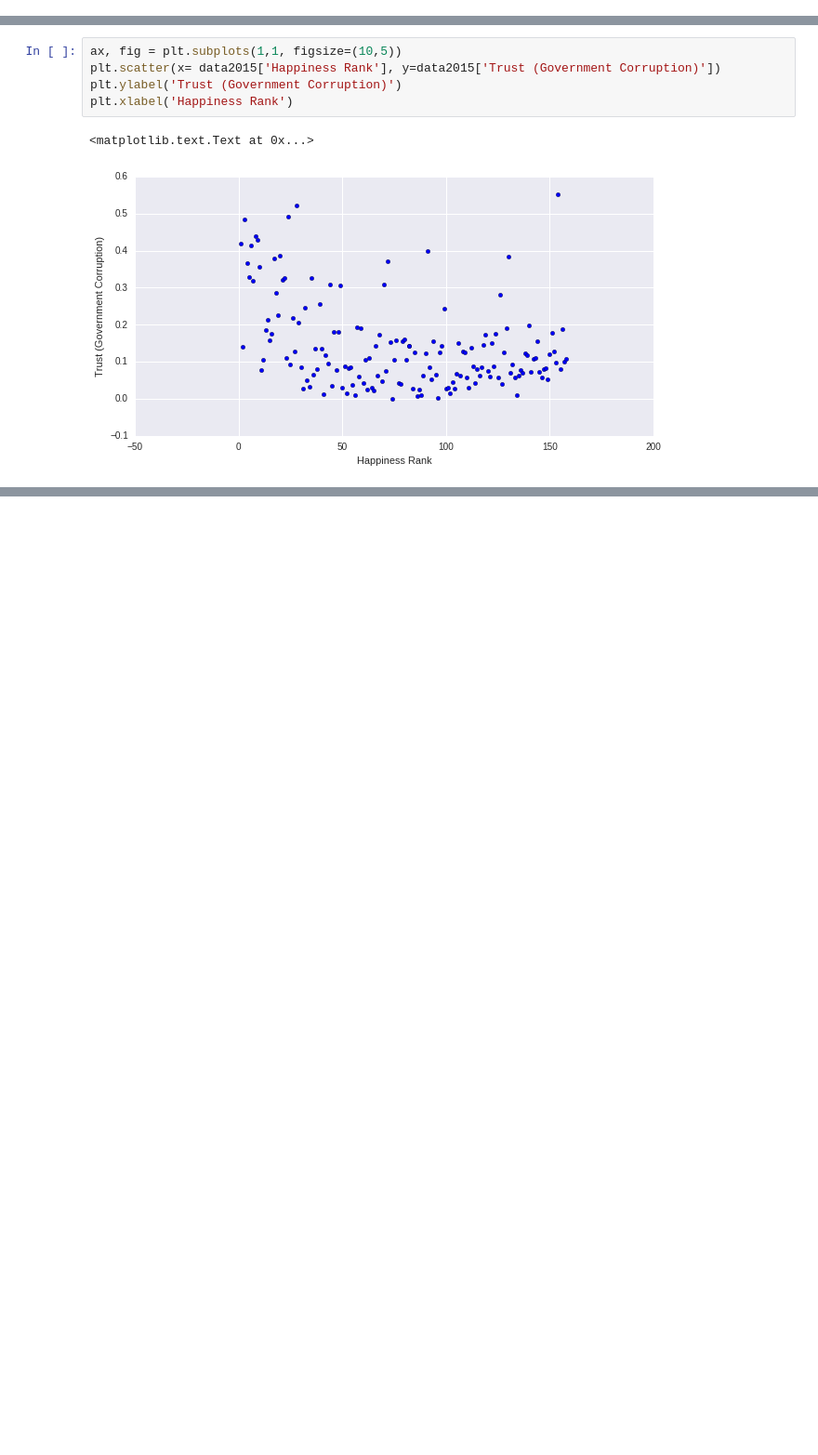
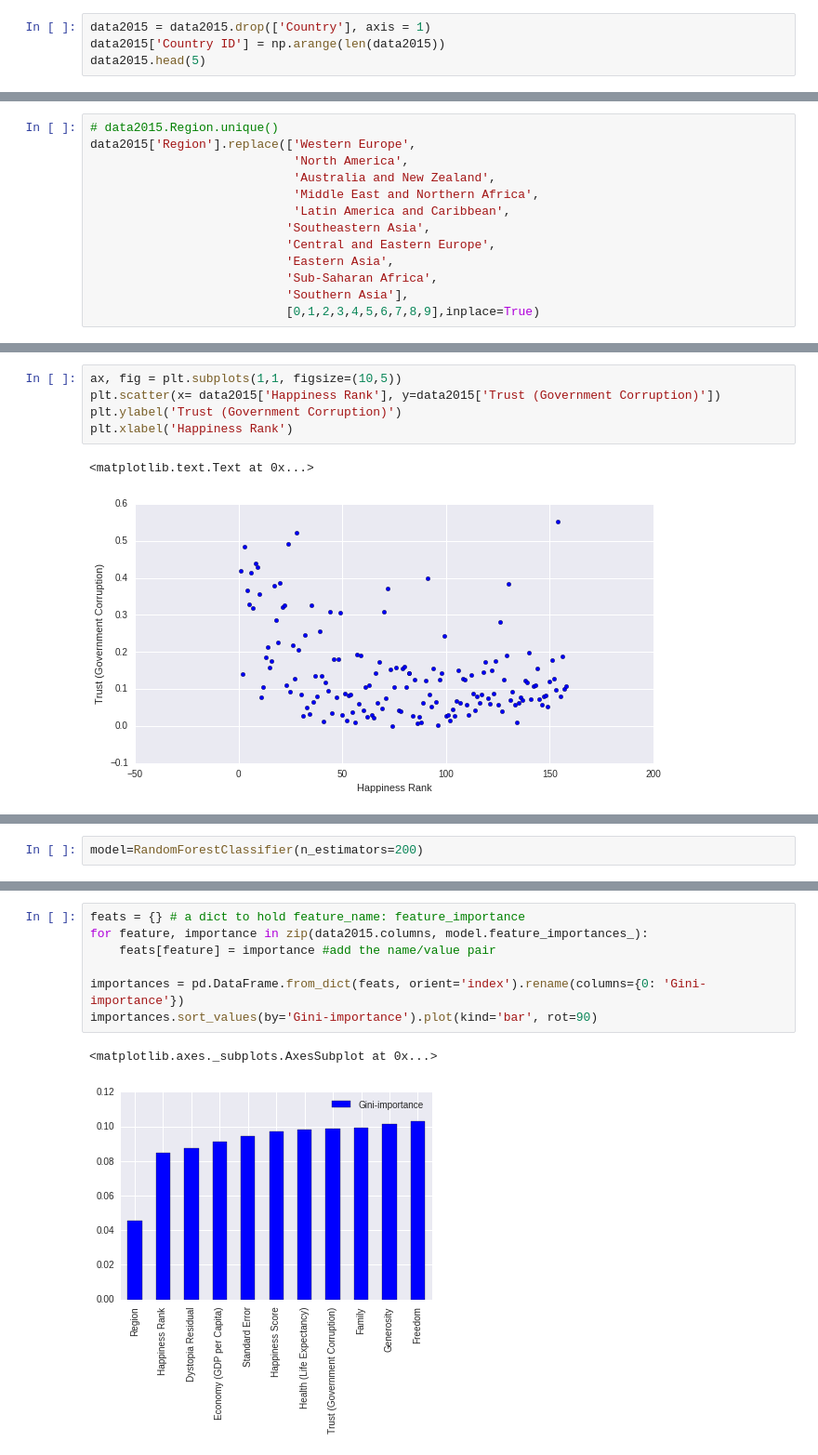
Before and after one commit to Andalibt/Data_Science_Portfolio, a Jupyter notebook: World Happiness Analysis.ipynb, the cells around one changed output, grey strips where cells are left out. Shown at 93% size. Saved outputs shown, nothing was run; the diff lists cells and outputs as text; blank space fills up the shorter version.

Commit message:
Added the feature importance

```diff
--- a/World Happiness Analysis.ipynb
+++ b/World Happiness Analysis.ipynb
@@ -51,0 +45,4 @@ The table above has 12 columns and 158 rows. This includes the country name, the
+# %%
+data2015 = data2015.drop(['Country'], axis = 1)
+data2015['Country ID'] = np.arange(len(data2015))
+data2015.head(5)
@@ -52,3 +56,16 @@ The table above has 12 columns and 158 rows. This includes the country name, the
+# %%
+# data2015.Region.unique()
+data2015['Region'].replace(['Western Europe',
+                            'North America',
+                            'Australia and New Zealand',
+                            'Middle East and Northern Africa',
+                            'Latin America and Caribbean',
+                           'Southeastern Asia',
+                           'Central and Eastern Europe',
+                           'Eastern Asia',
+                           'Sub-Saharan Africa',
+                           'Southern Asia'],
+                           [0,1,2,3,4,5,6,7,8,9],inplace=True)
 # %% [markdown]
 We should always first check to see if there is any null value in the table so that we can handle it. You cannot analyze the data unless you explore it and find out if there are missing values. You should never assume that the data is perfect.
 # %%
@@ -165,0 +190,2 @@ The plot above is very interesting! it shows that in general my hypothesis was r
+# %%
+model=RandomForestClassifier(n_estimators=200)
@@ -165,0 +202,10 @@ The plot above is very interesting! it shows that in general my hypothesis was r
+# %%
+feats = {} # a dict to hold feature_name: feature_importance
+for feature, importance in zip(data2015.columns, model.feature_importances_):
+    feats[feature] = importance #add the name/value pair
+
+importances = pd.DataFrame.from_dict(feats, orient='index').rename(columns={0: 'Gini-importance'})
+importances.sort_values(by='Gini-importance').plot(kind='bar', rot=90)
+# %% [output]
+<matplotlib.axes._subplots.AxesSubplot at 0x...>
+[figure, added]
```
Also changed, not shown: parts of 10 cells of this notebook.
